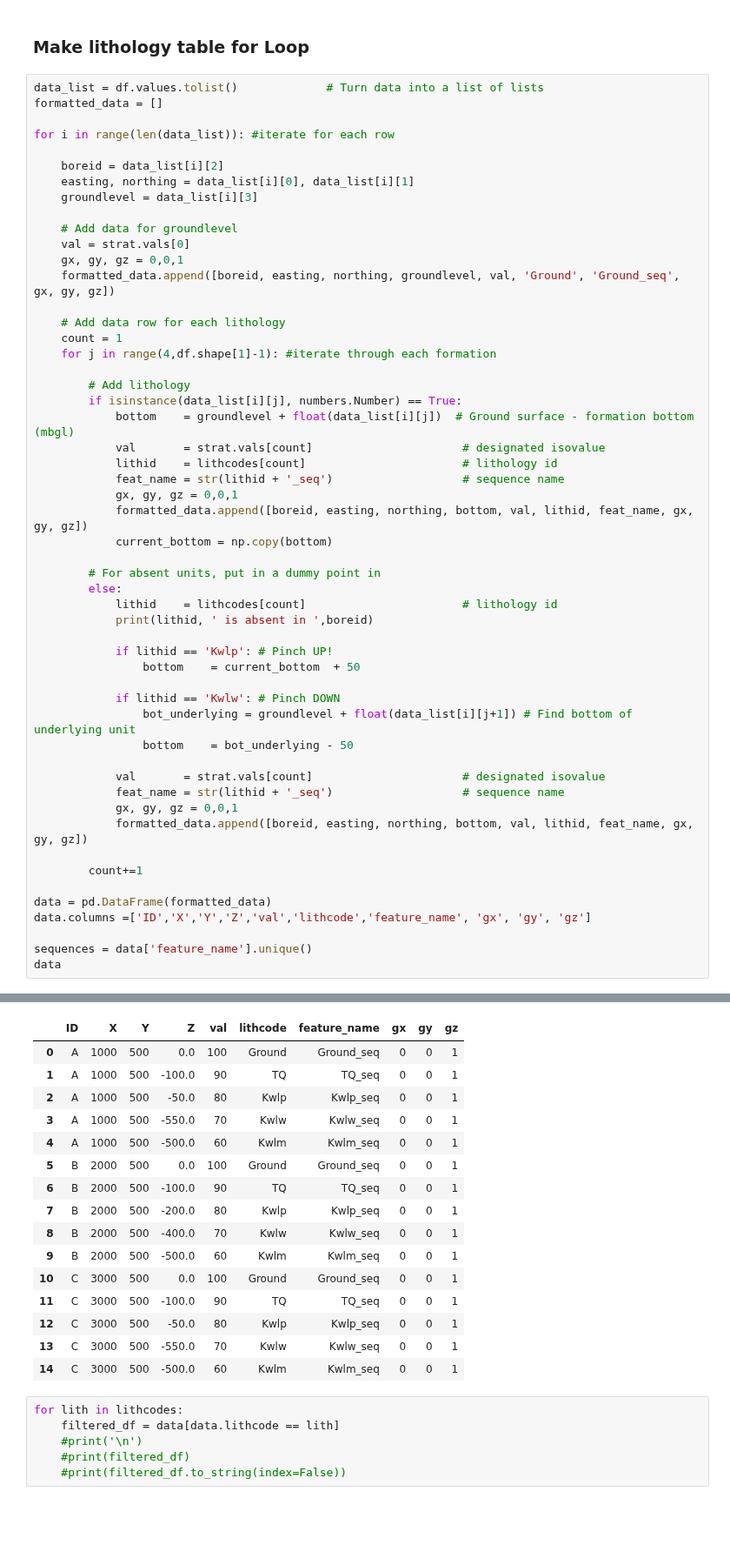
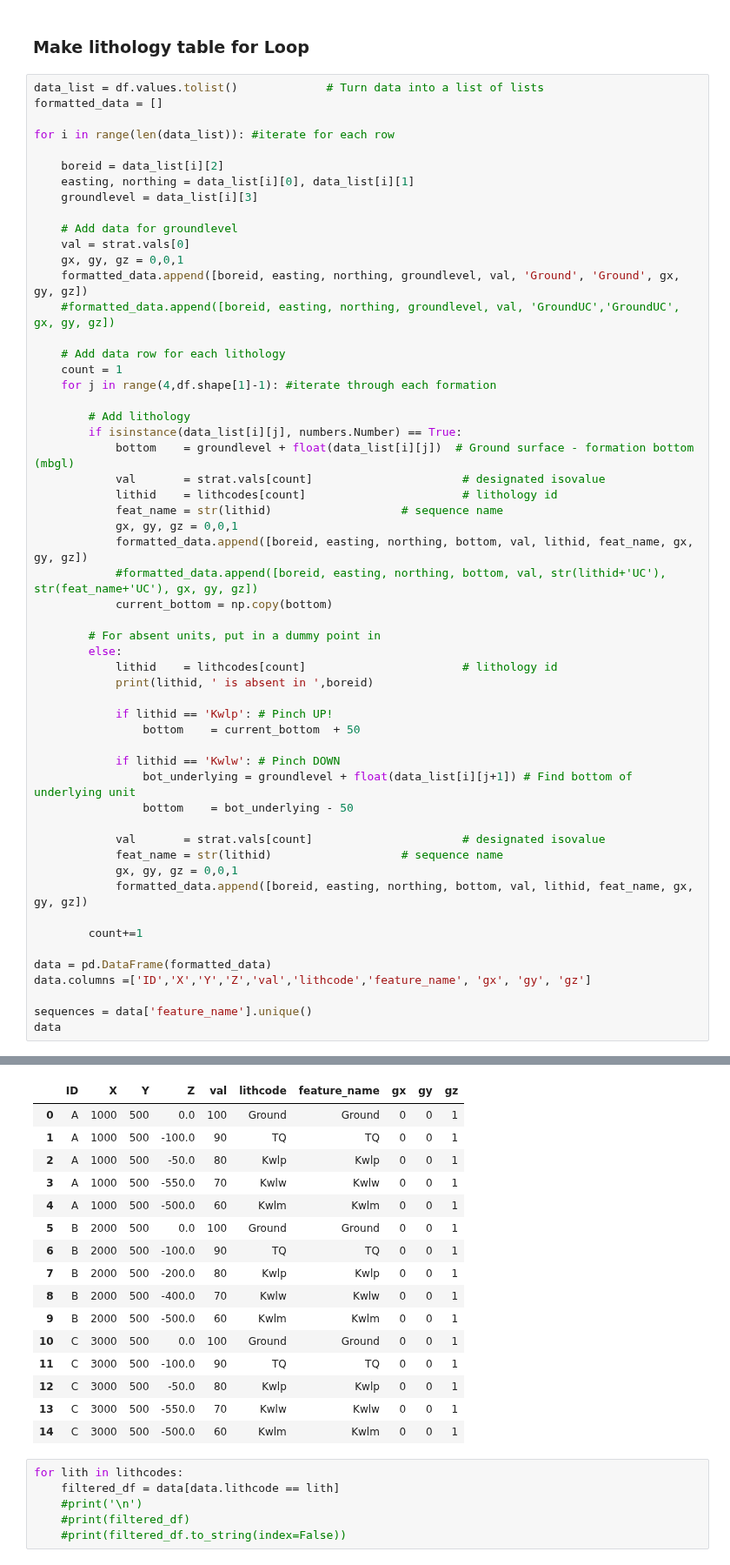
Before and after one commit to malvina-chmielarski/Otorowiri, a Jupyter notebook: Model/pinchout_simple2.ipynb, the cells around one changed output, grey strips where cells are left out. Shown at 87% size. Drawn from its saved outputs; the diff is of its cells as text; blank space fills up the shorter version.

```diff
--- a/Model/pinchout_simple2.ipynb
+++ b/Model/pinchout_simple2.ipynb
@@ -85,7 +87,8 @@ for i in range(len(data_list)): #iterate for each row
     # Add data for groundlevel
     val = strat.vals[0]
     gx, gy, gz = 0,0,1
-    formatted_data.append([boreid, easting, northing, groundlevel, val, 'Ground', 'Ground_seq', gx, gy, gz])
+    formatted_data.append([boreid, easting, northing, groundlevel, val, 'Ground', 'Ground', gx, gy, gz])
+    #formatted_data.append([boreid, easting, northing, groundlevel, val, 'GroundUC','GroundUC', gx, gy, gz])
 
     # Add data row for each lithology
     count = 1
@@ -96,56 +99,57 @@ for i in range(len(data_list)): #iterate for each row
             bottom    = groundlevel + float(data_list[i][j])  # Ground surface - formation bottom (mbgl)
             val       = strat.vals[count]                      # designated isovalue
             lithid    = lithcodes[count]                       # lithology id
-            feat_name = str(lithid + '_seq')                   # sequence name
+            feat_name = str(lithid)                   # sequence name
             gx, gy, gz = 0,0,1
             formatted_data.append([boreid, easting, northing, bottom, val, lithid, feat_name, gx, gy, gz])
+            #formatted_data.append([boreid, easting, northing, bottom, val, str(lithid+'UC'), str(feat_name+'UC'), gx, gy, gz])
             current_bottom = np.copy(bottom)
 
         # For absent units, put in a dummy point in
         else:
             lithid    = lithcodes[count]                       # lithology id
             print(lithid, ' is absent in ',boreid)
 
             if lithid == 'Kwlp': # Pinch UP!
                 bottom    = current_bottom  + 50
 
             if lithid == 'Kwlw': # Pinch DOWN
                 bot_underlying = groundlevel + float(data_list[i][j+1]) # Find bottom of underlying unit
                 bottom    = bot_underlying - 50
 
             val       = strat.vals[count]                      # designated isovalue
-            feat_name = str(lithid + '_seq')                   # sequence name
+            feat_name = str(lithid)                   # sequence name
             gx, gy, gz = 0,0,1
             formatted_data.append([boreid, easting, northing, bottom, val, lithid, feat_name, gx, gy, gz])
 
         count+=1
 
 data = pd.DataFrame(formatted_data)
 data.columns =['ID','X','Y','Z','val','lithcode','feature_name', 'gx', 'gy', 'gz']
 
 sequences = data['feature_name'].unique()
 data
 # %% [output]
 Kwlp  is absent in  A
 Kwlw  is absent in  A
 Kwlp  is absent in  C
 Kwlw  is absent in  C
 |  | ID | X | Y | Z | val | lithcode | feature_name | gx | gy | gz |
-| 0 | A | 1000 | 500 | 0.0 | 100 | Ground | Ground_seq | 0 | 0 | 1 |
-| 1 | A | 1000 | 500 | -100.0 | 90 | TQ | TQ_seq | 0 | 0 | 1 |
-| 2 | A | 1000 | 500 | -50.0 | 80 | Kwlp | Kwlp_seq | 0 | 0 | 1 |
-| 3 | A | 1000 | 500 | -550.0 | 70 | Kwlw | Kwlw_seq | 0 | 0 | 1 |
-| 4 | A | 1000 | 500 | -500.0 | 60 | Kwlm | Kwlm_seq | 0 | 0 | 1 |
-| 5 | B | 2000 | 500 | 0.0 | 100 | Ground | Ground_seq | 0 | 0 | 1 |
-| 6 | B | 2000 | 500 | -100.0 | 90 | TQ | TQ_seq | 0 | 0 | 1 |
-| 7 | B | 2000 | 500 | -200.0 | 80 | Kwlp | Kwlp_seq | 0 | 0 | 1 |
-| 8 | B | 2000 | 500 | -400.0 | 70 | Kwlw | Kwlw_seq | 0 | 0 | 1 |
-| 9 | B | 2000 | 500 | -500.0 | 60 | Kwlm | Kwlm_seq | 0 | 0 | 1 |
-| 10 | C | 3000 | 500 | 0.0 | 100 | Ground | Ground_seq | 0 | 0 | 1 |
-| 11 | C | 3000 | 500 | -100.0 | 90 | TQ | TQ_seq | 0 | 0 | 1 |
-| 12 | C | 3000 | 500 | -50.0 | 80 | Kwlp | Kwlp_seq | 0 | 0 | 1 |
-| 13 | C | 3000 | 500 | -550.0 | 70 | Kwlw | Kwlw_seq | 0 | 0 | 1 |
-| 14 | C | 3000 | 500 | -500.0 | 60 | Kwlm | Kwlm_seq | 0 | 0 | 1 |
+| 0 | A | 1000 | 500 | 0.0 | 100 | Ground | Ground | 0 | 0 | 1 |
+| 1 | A | 1000 | 500 | -100.0 | 90 | TQ | TQ | 0 | 0 | 1 |
+| 2 | A | 1000 | 500 | -50.0 | 80 | Kwlp | Kwlp | 0 | 0 | 1 |
+| 3 | A | 1000 | 500 | -550.0 | 70 | Kwlw | Kwlw | 0 | 0 | 1 |
+| 4 | A | 1000 | 500 | -500.0 | 60 | Kwlm | Kwlm | 0 | 0 | 1 |
+| 5 | B | 2000 | 500 | 0.0 | 100 | Ground | Ground | 0 | 0 | 1 |
+| 6 | B | 2000 | 500 | -100.0 | 90 | TQ | TQ | 0 | 0 | 1 |
+| 7 | B | 2000 | 500 | -200.0 | 80 | Kwlp | Kwlp | 0 | 0 | 1 |
+| 8 | B | 2000 | 500 | -400.0 | 70 | Kwlw | Kwlw | 0 | 0 | 1 |
+| 9 | B | 2000 | 500 | -500.0 | 60 | Kwlm | Kwlm | 0 | 0 | 1 |
+| 10 | C | 3000 | 500 | 0.0 | 100 | Ground | Ground | 0 | 0 | 1 |
+| 11 | C | 3000 | 500 | -100.0 | 90 | TQ | TQ | 0 | 0 | 1 |
+| 12 | C | 3000 | 500 | -50.0 | 80 | Kwlp | Kwlp | 0 | 0 | 1 |
+| 13 | C | 3000 | 500 | -550.0 | 70 | Kwlw | Kwlw | 0 | 0 | 1 |
+| 14 | C | 3000 | 500 | -500.0 | 60 | Kwlm | Kwlm | 0 | 0 | 1 |
 # %%
 for lith in lithcodes:
     filtered_df = data[data.lithcode == lith]
```
Also changed, not shown: parts of 12 cells of this notebook.
